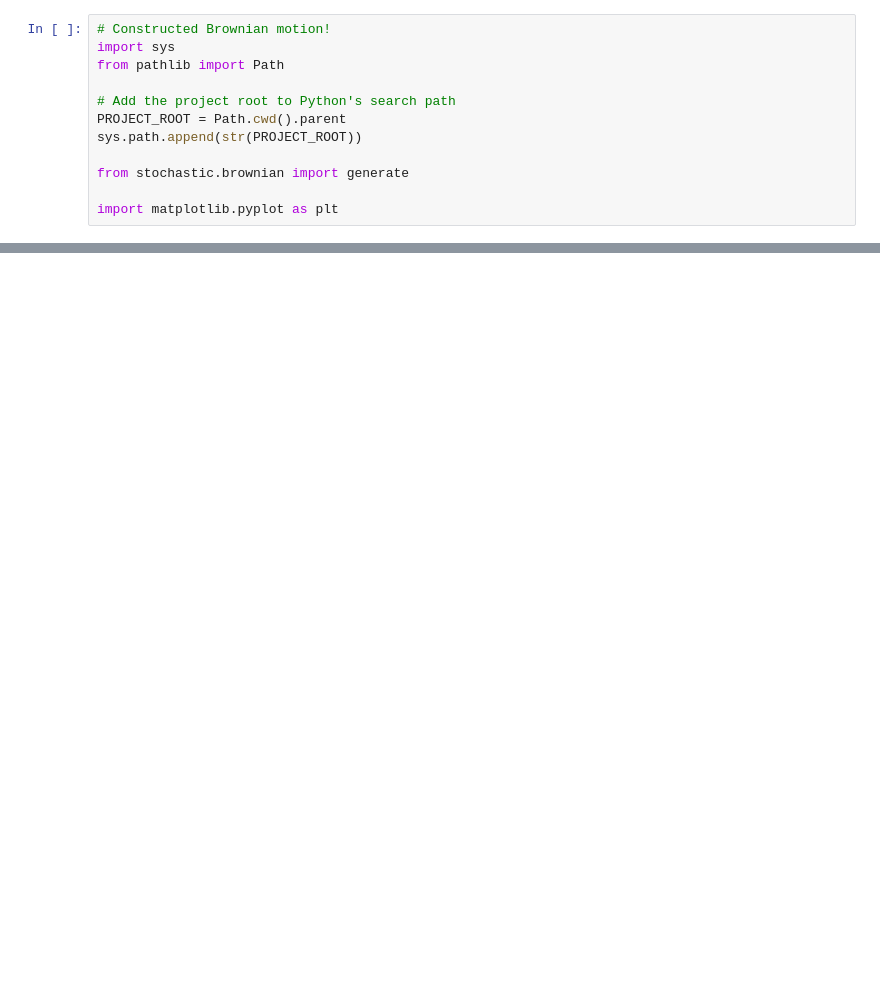
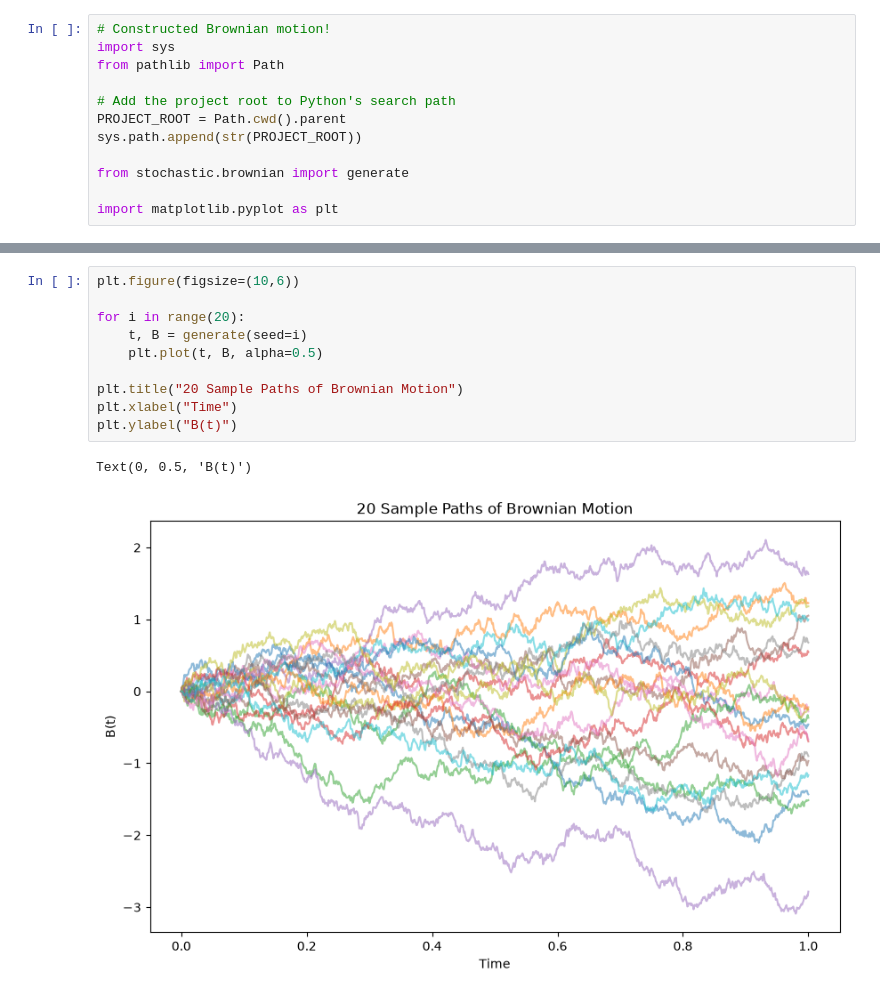
Before and after one commit to nanxij/surim-brownian-exploration, a Jupyter notebook: notebooks/week2.ipynb, the cells around one changed output, grey strips where cells are left out. Cells and saved outputs as stored; diff of their text form; blank space fills up the shorter version.

Commit message:
brownian

```diff
--- a/notebooks/week2.ipynb
+++ b/notebooks/week2.ipynb
@@ -26,0 +40,13 @@ Text(0, 0.5, 'B(t)')
+# %%
+plt.figure(figsize=(10,6))
+
+for i in range(20):
+    t, B = generate(seed=i)
+    plt.plot(t, B, alpha=0.5)
+
+plt.title("20 Sample Paths of Brownian Motion")
+plt.xlabel("Time")
+plt.ylabel("B(t)")
+# %% [output]
+Text(0, 0.5, 'B(t)')
+[figure, added]
```
Also changed, not shown: parts of 3 cells of this notebook, 1 other file.
